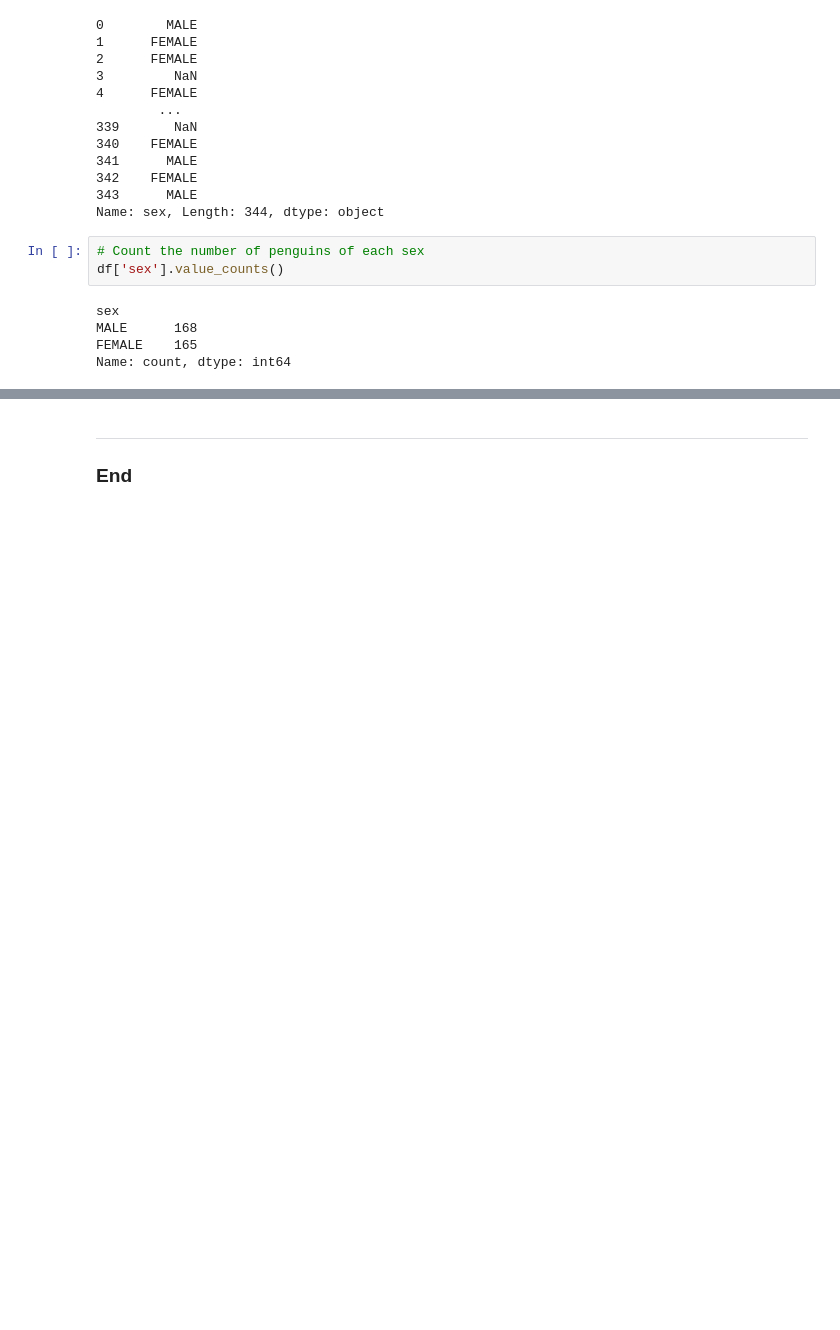
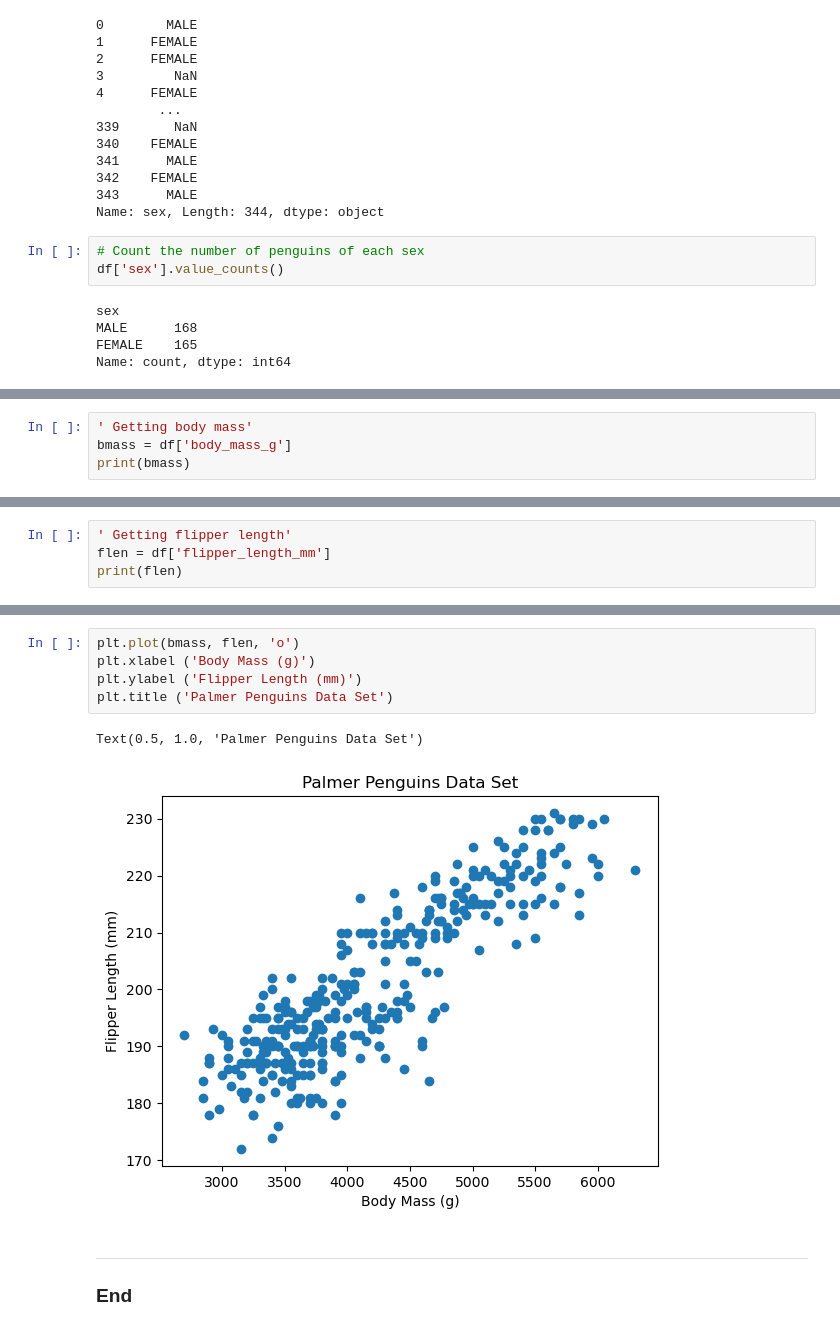
Before and after one commit to NeilTynan/8634, a Jupyter notebook: penguins.ipynb, the cells around one changed output, grey strips where cells are left out. Saved outputs shown, nothing was run; the diff lists cells and outputs as text; blank space fills up the shorter version.

Commit message:
Plotting 1

```diff
--- a/penguins.ipynb
+++ b/penguins.ipynb
@@ -81,0 +124,4 @@ df.describe ()
+# %%
+' Getting body mass'
+bmass = df['body_mass_g']
+print(bmass)
@@ -81,0 +141,4 @@ df.describe ()
+# %%
+' Getting flipper length'
+flen = df['flipper_length_mm']
+print(flen)
@@ -82,3 +161,11 @@ df.describe ()
+# %%
+plt.plot(bmass, flen, 'o')
+plt.xlabel ('Body Mass (g)')
+plt.ylabel ('Flipper Length (mm)')
+plt.title ('Palmer Penguins Data Set')
+# %% [output]
+Text(0.5, 1.0, 'Palmer Penguins Data Set')
+[figure, added]
 # %% [markdown]
 ***
 
```
Also changed, not shown: parts of 21 cells of this notebook, 1 other file.
